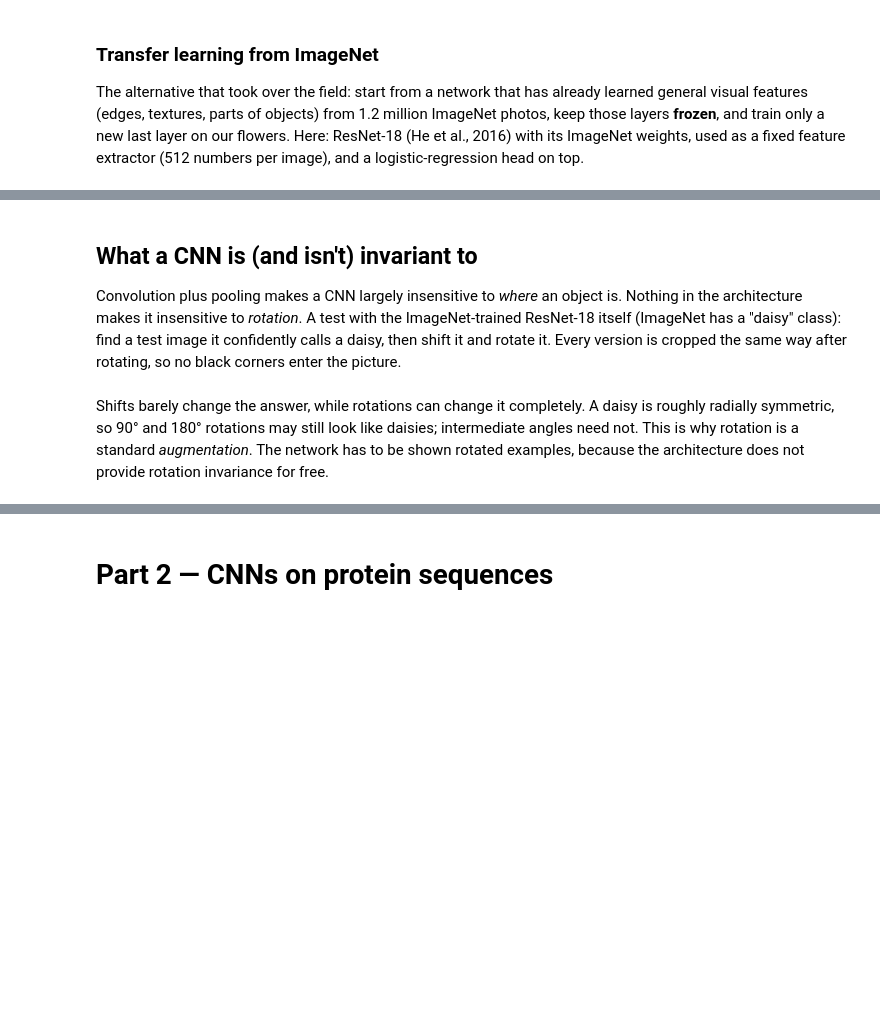
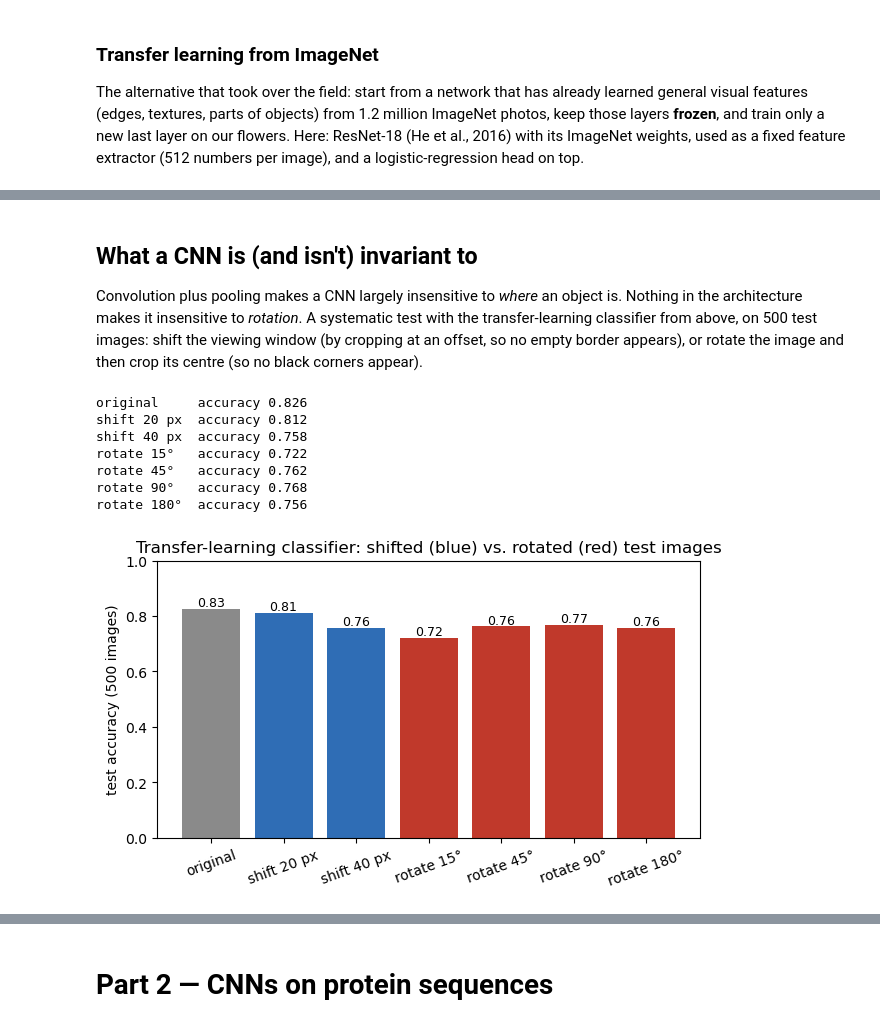
Before and after one commit to ElofssonLab/kb8029-book, a Jupyter notebook: notebooks/day10-cnns-in-code.ipynb, the cells around one changed output, grey strips where cells are left out. Saved outputs shown, nothing was run; the diff lists cells and outputs as text; code cells hidden in the pictures; blank space fills up the shorter version.

```diff
--- a/notebooks/day10-cnns-in-code.ipynb
+++ b/notebooks/day10-cnns-in-code.ipynb
@@ -130,4 +141,10 @@ test_idx = np.random.RandomState(0).choice(len(test_full), 2000, replace=False)
 test_set = Subset(test_full, test_idx)
 print(f"train {len(train_plain)}  val {len(val_set)}  test {len(test_full)} (we use {len(test_set)})")
 labels = np.array(train_plain._labels)
+
+def cache(ds):
+    '''Decode every image once and keep the tensors in memory (much faster than re-reading JPEGs).'''
+    xs, ys = zip(*[ds[i] for i in range(len(ds))])
+    return torch.utils.data.TensorDataset(torch.stack(xs), torch.tensor(ys))
+train_plain_c, val_c, test_c = cache(train_plain), cache(val_set), cache(test_set)
 print("training images per class:", np.bincount(labels).min(), "to", np.bincount(labels).max())
@@ -165,7 +187,7 @@ def small_cnn(n_classes=102):
 def evaluate(model, dataset):
     model.eval(); correct = 0
     with torch.no_grad():
-        for x, y in DataLoader(dataset, batch_size=256, num_workers=2):
+        for x, y in DataLoader(dataset, batch_size=256):
             correct += (model(x.to(device)).argmax(1).cpu() == y).sum().item()
     return correct / len(dataset)
 
@@ -173,7 +195,7 @@ def train_cnn(train_set, epochs=EPOCHS, seed=0):
     torch.manual_seed(seed)
     model = small_cnn().to(device)
     opt = torch.optim.Adam(model.parameters(), lr=1e-3)
-    loader = DataLoader(train_set, batch_size=64, shuffle=True, num_workers=2,
+    loader = DataLoader(train_set, batch_size=64, shuffle=True, num_workers=0 if train_set is train_plain_c else 2,
                         generator=torch.Generator().manual_seed(seed))
     hist, best = [], (0.0, None)
     for epoch in range(epochs):
@@ -182,7 +204,7 @@ def train_cnn(train_set, epochs=EPOCHS, seed=0):
             opt.zero_grad()
             nn.functional.cross_entropy(model(x.to(device)), y.to(device)).backward()
             opt.step()
-        tr, va = evaluate(model, train_plain), evaluate(model, val_set)
+        tr, va = evaluate(model, train_plain_c), evaluate(model, val_c)
         hist.append((tr, va))
         if va > best[0]:
             best = (va, {k: v.clone() for k, v in model.state_dict().items()})
@@ -190,9 +212,9 @@ def train_cnn(train_set, epochs=EPOCHS, seed=0):
     return model, hist
 
 results = {}
-for name, ds in [("from scratch", train_plain), ("from scratch + augmentation", train_aug)]:
+for name, ds in [("from scratch", train_plain_c), ("from scratch + augmentation", train_aug)]:
     model, hist = train_cnn(ds)
-    results[name] = dict(hist=hist, test=evaluate(model, test_set),
+    results[name] = dict(hist=hist, test=evaluate(model, test_c),
                          n=sum(p.numel() for p in model.parameters()))
     best_ep = int(np.argmax([v for _, v in hist]))
     print(f"{name:30s} weights {results[name]['n']:,}  best val {hist[best_ep][1]:.3f} (epoch {best_ep + 1}), "
@@ -246,7 +279,7 @@ for name, r in results.items():
 
 Convolution plus pooling makes a CNN largely insensitive to *where* an
 object is. Nothing in the architecture makes it insensitive to
-*rotation*. A test with the ImageNet-trained ResNet-18 itself (ImageNet
-has a "daisy" class): find a test image it confidently calls a daisy,
-then shift it and rotate it. Every version is cropped the same way after
-rotating, so no black corners enter the picture.
+*rotation*. A systematic test with the transfer-learning classifier from
+above, on 500 test images: shift the viewing window (by cropping at an
+offset, so no empty border appears), or rotate the image and then crop
+its centre (so no black corners appear).
@@ -288,7 +286,37 @@ plt.tight_layout(); plt.savefig(f"{FIGS}/day10-rotation-shift.png", dpi=150, bbo
-# %% [markdown]
-Shifts barely change the answer, while rotations can change it
-completely. A daisy is roughly radially symmetric, so 90° and 180°
-rotations may still look like daisies; intermediate angles need not.
-This is why rotation is a standard *augmentation*. The network has to be
-shown rotated examples, because the architecture does not provide
-rotation invariance for free.
+# %%
+def view(angle=0, shift=0, crop=176):
+    def f(img):
+        img = T.functional.rotate(T.Resize(256)(img), angle)
+        w, h = img.size
+        img = T.functional.crop(img, (h - crop) // 2 + shift, (w - crop) // 2 + shift, crop, crop)
+        return norm(T.ToTensor()(T.Resize(224)(img)))
+    return f
+
+head_view = LogisticRegression(max_iter=3000).fit(*features(flowers("train", view())))
+test500 = test_idx[:500]
+tests = [("original", view()), ("shift 20 px", view(shift=20)), ("shift 40 px", view(shift=40)),
+         ("rotate 15°", view(angle=15)), ("rotate 45°", view(angle=45)),
+         ("rotate 90°", view(angle=90)), ("rotate 180°", view(angle=180))]
+acc_view = {}
+for name, tf in tests:
+    F, Y = features(Subset(flowers("test", tf), test500))
+    acc_view[name] = head_view.score(F, Y)
+    print(f"{name:12s} accuracy {acc_view[name]:.3f}")
+
+plt.figure(figsize=(7, 3.6))
+cols = ["#8a8a8a"] + ["#2f6db5"] * 2 + ["#c0392b"] * 4
+plt.bar(list(acc_view), list(acc_view.values()), color=cols)
+for k, v in enumerate(acc_view.values()):
+    plt.text(k, v + 0.01, f"{v:.2f}", ha="center", fontsize=9)
+plt.ylim(0, 1); plt.ylabel("test accuracy (500 images)"); plt.xticks(rotation=20)
+plt.title("Transfer-learning classifier: shifted (blue) vs. rotated (red) test images")
+plt.savefig(f"{FIGS}/day10-rotation-shift.png", dpi=150, bbox_inches="tight"); plt.show()
+# %% [output]
+original     accuracy 0.826
+shift 20 px  accuracy 0.812
+shift 40 px  accuracy 0.758
+rotate 15°   accuracy 0.722
+rotate 45°   accuracy 0.762
+rotate 90°   accuracy 0.768
+rotate 180°  accuracy 0.756
+[figure, added]
```
Also changed, not shown: parts of 23 cells of this notebook, 20 other files.
